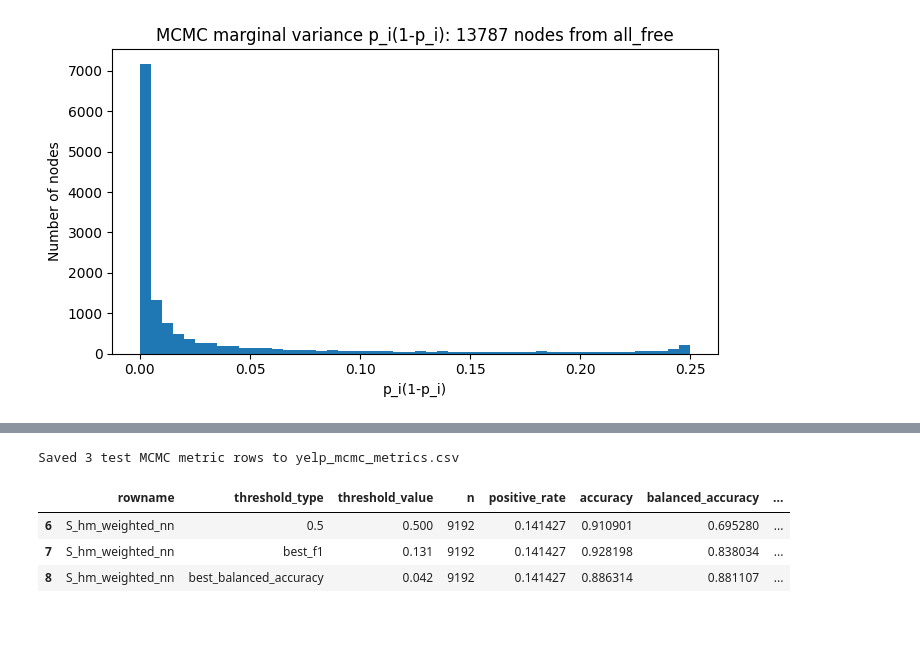
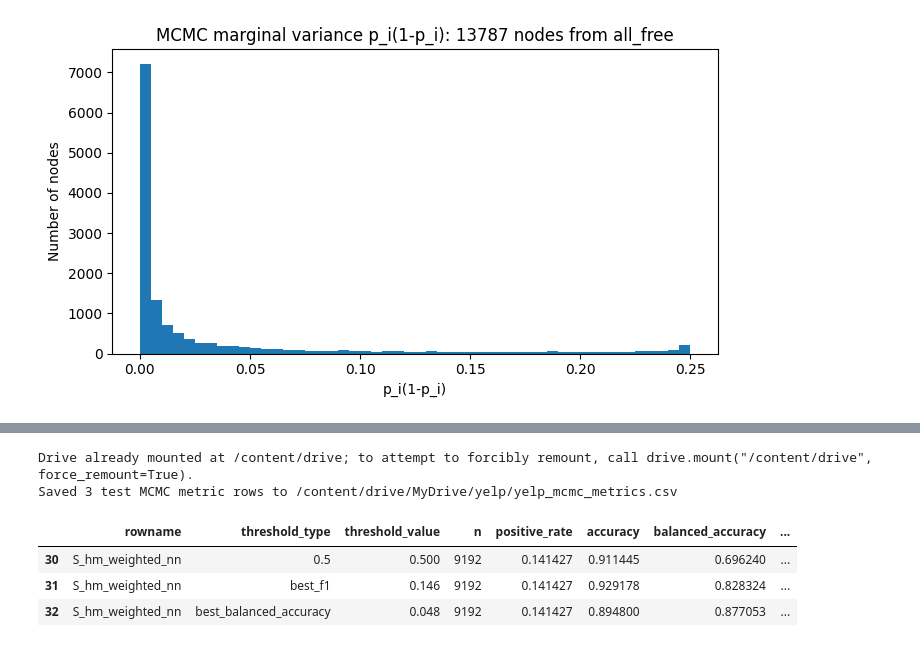
Before and after one commit to Sanchayan-Bhowal/BitcoinTransactionClassification, a Jupyter notebook: script/yelp/S_hm_weighted_nn.ipynb, the cells around one changed output, grey strips where cells are left out. Cells and saved outputs as stored; diff of their text form; code cells hidden in the pictures.

```diff
--- a/script/yelp/S_hm_weighted_nn.ipynb
+++ b/script/yelp/S_hm_weighted_nn.ipynb
@@ -1283,7 +1364,8 @@ def gibbs_sample_hm_weighted_neural_mple(model, g, X_for_similarity, X_field, y0
 MCMC_CONDITION_ON_TRAIN = True
 MCMC_BURN_IN_SWEEPS = 500
 MCMC_NUM_SAMPLES = 1000
-MCMC_THINNING = 10
+MCMC_THINNING = 1
+MCMC_NUM_CHAINS = 4
 MCMC_CI_LEVEL = 0.95
 MCMC_EPS = 1e-12
 MCMC_SEED = 717
@@ -1291,12 +1373,12 @@ MCMC_SEED = 717
 fixed_mask_mcmc = train_mask if MCMC_CONDITION_ON_TRAIN else torch.zeros_like(train_mask, dtype=torch.bool)
 
 
-mcmc_results = gibbs_sample_hm_weighted_neural_mple(
+mcmc_results = swendsen_wang_sample_hm_weighted_neural_mple(
     model=model, g=g, X_for_similarity=X, X_field=X, y01=y01,
     fixed_mask=fixed_mask_mcmc, edge_types=EDGE_TYPES, similarity_mode=SIMILARITY_MODE,
     tau_values=tau_values, normalization="row_sym", burn_in_sweeps=MCMC_BURN_IN_SWEEPS,
     num_samples=MCMC_NUM_SAMPLES, thinning=MCMC_THINNING, ci_level=MCMC_CI_LEVEL,
-    chunk_size=EDGE_CHUNK_SIZE, eps=MCMC_EPS, seed=MCMC_SEED, device=device,
+    chunk_size=EDGE_CHUNK_SIZE, eps=MCMC_EPS, seed=MCMC_SEED, num_chains=MCMC_NUM_CHAINS, device=device,
 )
 
 mcmc_results["trace"].tail()
@@ -1330,7 +1402,7 @@ LOAD_MCMC_OUTPUTS_FROM_GOOGLE_DRIVE = True
 GOOGLE_DRIVE_MCMC_OUTPUT_DIR = "/content/drive/MyDrive/yelp/yelp_mcmc_outputs"
 
 # Keep this False unless you intentionally want to overwrite the saved files.
-SAVE_MCMC_OUTPUTS = False
+SAVE_MCMC_OUTPUTS = True
 
 if LOAD_MCMC_OUTPUTS_FROM_GOOGLE_DRIVE:
     from google.colab import drive
@@ -1365,6 +1437,10 @@ if SAVE_MCMC_OUTPUTS:
     mcmc_metadata = {
         "rowname": ROWNAME,
         "condition_on_train": MCMC_CONDITION_ON_TRAIN,
+        "sampler": mcmc_results.get("sampler", "swendsen_wang"),
+        "num_chains": mcmc_results.get("num_chains", 1),
+        "chain_seeds": mcmc_results.get("chain_seeds", [MCMC_SEED]),
+        "samples_per_chain": mcmc_results.get("samples_per_chain", [MCMC_NUM_SAMPLES]),
         "burn_in_sweeps": MCMC_BURN_IN_SWEEPS,
         "num_samples": MCMC_NUM_SAMPLES,
         "thinning": MCMC_THINNING,
@@ -1909,7 +2122,7 @@ mcmc_metrics
 ROWNAME = "S_hm_weighted_nn"
 
 # For Colab, set SAVE_TO_GOOGLE_DRIVE=True and edit GOOGLE_DRIVE_MCMC_METRICS_CSV_PATH.
-SAVE_TO_GOOGLE_DRIVE = False
+SAVE_TO_GOOGLE_DRIVE = True
 GOOGLE_DRIVE_MCMC_METRICS_CSV_PATH = "/content/drive/MyDrive/yelp/yelp_mcmc_metrics.csv"
 
 if SAVE_TO_GOOGLE_DRIVE:
@@ -1935,37 +2148,38 @@ OUTPUT_COLUMNS = [
     "tn",
     "fp",
     "fn",
     "tp",
 ]
 
 
 def append_mcmc_metric_rows(rowname, metrics_frame, csv_path=METRICS_CSV_PATH):
     csv_path = Path(csv_path)
     frame = metrics_frame.copy()
     frame["rowname"] = rowname
     saved = frame.reindex(columns=OUTPUT_COLUMNS)
 
     csv_path.parent.mkdir(parents=True, exist_ok=True)
     if csv_path.exists():
         existing = pd.read_csv(csv_path)
         if list(existing.columns) == OUTPUT_COLUMNS:
             saved = pd.concat([existing, saved], ignore_index=True)
         else:
             print(f"Existing CSV at {csv_path} has different columns; replacing it with test-only MCMC metrics.")
 
     saved.to_csv(csv_path, index=False)
     print(f"Saved {len(frame)} test MCMC metric rows to {csv_path}")
     return saved.tail(len(frame))
 
 
 saved_metric_rows = append_mcmc_metric_rows(ROWNAME, mcmc_metrics)
 saved_metric_rows
 # %% [output]
-Saved 3 test MCMC metric rows to yelp_mcmc_metrics.csv
+Drive already mounted at /content/drive; to attempt to forcibly remount, call drive.mount("/content/drive", force_remount=True).
+Saved 3 test MCMC metric rows to /content/drive/MyDrive/yelp/yelp_mcmc_metrics.csv
 |  | rowname | threshold_type | threshold_value | n | positive_rate | accuracy | balanced_accuracy | ... |
-| 6 | S_hm_weighted_nn | 0.5 | 0.500 | 9192 | 0.141427 | 0.910901 | 0.695280 | ... |
-| 7 | S_hm_weighted_nn | best_f1 | 0.131 | 9192 | 0.141427 | 0.928198 | 0.838034 | ... |
-| 8 | S_hm_weighted_nn | best_balanced_accuracy | 0.042 | 9192 | 0.141427 | 0.886314 | 0.881107 | ... |
+| 30 | S_hm_weighted_nn | 0.5 | 0.500 | 9192 | 0.141427 | 0.911445 | 0.696240 | ... |
+| 31 | S_hm_weighted_nn | best_f1 | 0.146 | 9192 | 0.141427 | 0.929178 | 0.828324 | ... |
+| 32 | S_hm_weighted_nn | best_balanced_accuracy | 0.048 | 9192 | 0.141427 | 0.894800 | 0.877053 | ... |
 # %%
 results = {
     "model_type": "similarity_weighted_neural_external_field_mple",
```
Also changed, not shown: parts of 29 cells of this notebook, 6 other files.
